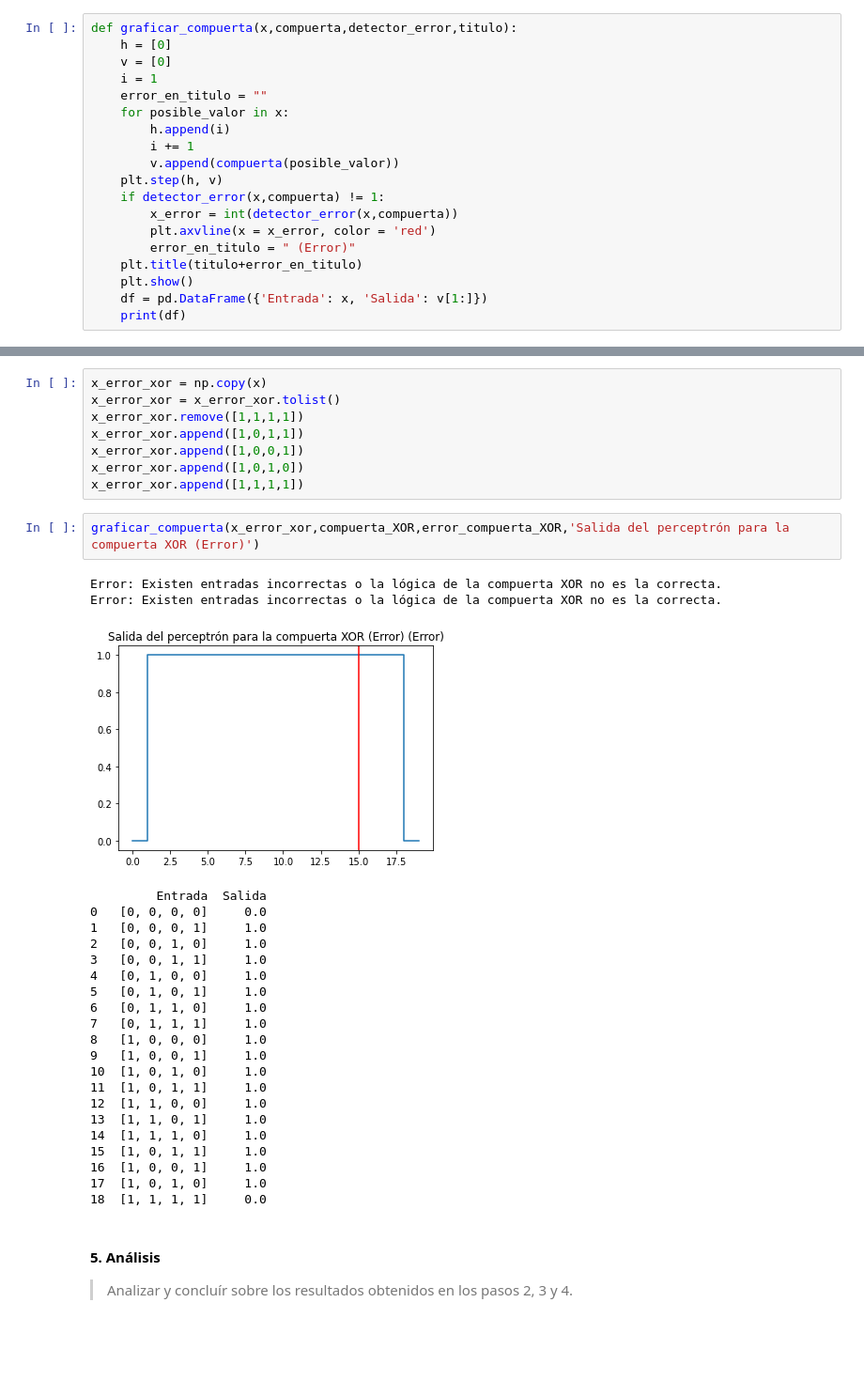
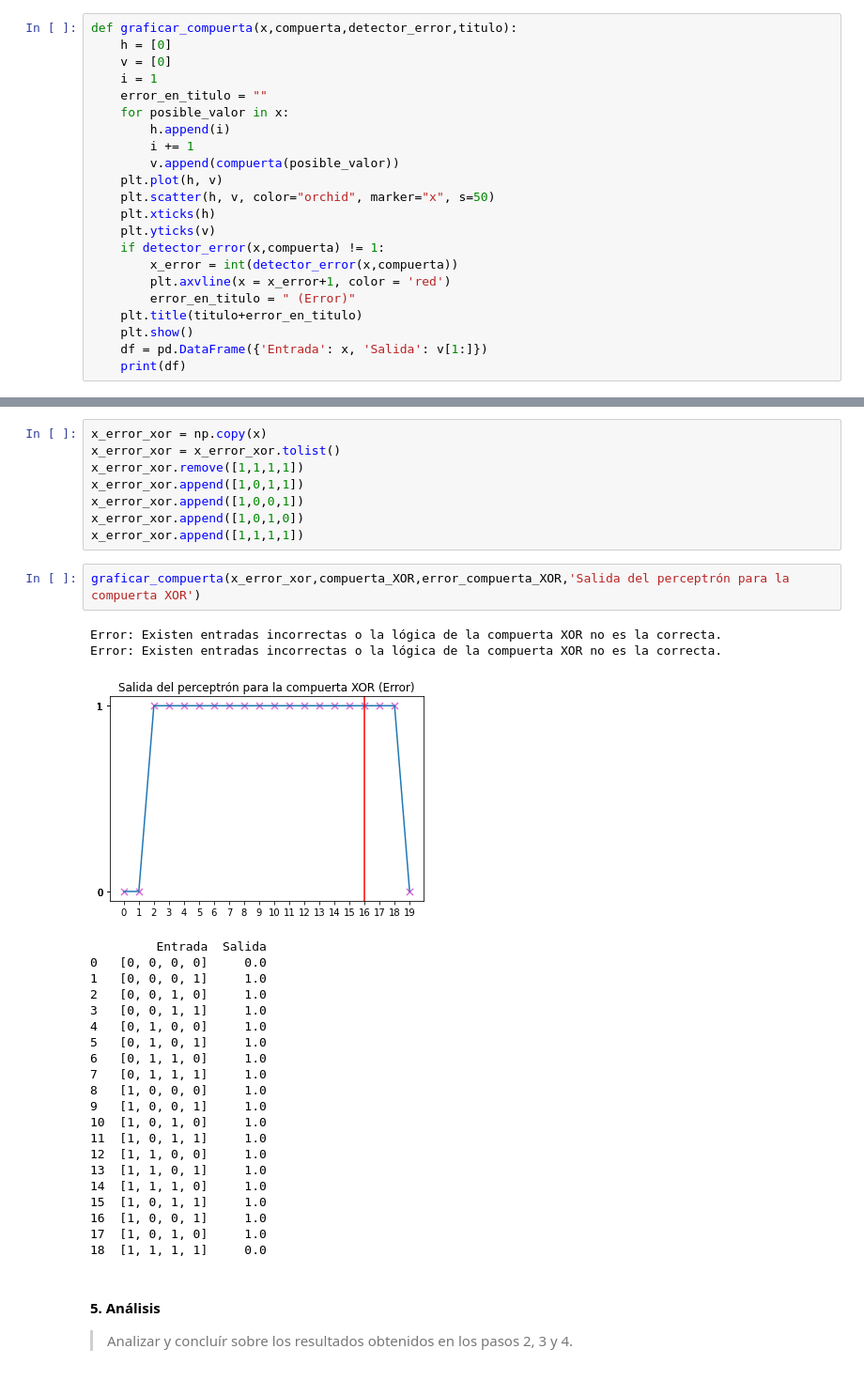
Before and after one commit to melipass/umayor-inteligencia-artificial, a Jupyter notebook: lab-6-perceptron.ipynb, the cells around one changed output, grey strips where cells are left out. Shown at 94% size. Cells and saved outputs as stored; diff of their text form; blank space fills up the shorter version.

Commit message:
Added markers and improved error detection descriptions.

```diff
--- a/lab-6-perceptron.ipynb
+++ b/lab-6-perceptron.ipynb
@@ -164,10 +164,13 @@ def graficar_compuerta(x,compuerta,detector_error,titulo):
         h.append(i)
         i += 1
         v.append(compuerta(posible_valor))
-    plt.step(h, v)
+    plt.plot(h, v)
+    plt.scatter(h, v, color="orchid", marker="x", s=50)
+    plt.xticks(h)
+    plt.yticks(v)
     if detector_error(x,compuerta) != 1:
         x_error = int(detector_error(x,compuerta))
-        plt.axvline(x = x_error, color = 'red')
+        plt.axvline(x = x_error+1, color = 'red')
         error_en_titulo = " (Error)"
     plt.title(titulo+error_en_titulo)
     plt.show()
@@ -365,11 +373,11 @@ x_error_xor.append([1,0,0,1])
 x_error_xor.append([1,0,1,0])
 x_error_xor.append([1,1,1,1])
 # %%
-graficar_compuerta(x_error_xor,compuerta_XOR,error_compuerta_XOR,'Salida del perceptrón para la compuerta XOR (Error)')
+graficar_compuerta(x_error_xor,compuerta_XOR,error_compuerta_XOR,'Salida del perceptrón para la compuerta XOR')
 # %% [output]
 Error: Existen entradas incorrectas o la lógica de la compuerta XOR no es la correcta.
 Error: Existen entradas incorrectas o la lógica de la compuerta XOR no es la correcta.
-[figure, old version]
+[figure, new version]
          Entrada  Salida
 0   [0, 0, 0, 0]     0.0
 1   [0, 0, 0, 1]     1.0
```
Also changed, not shown: parts of 20 cells of this notebook.
